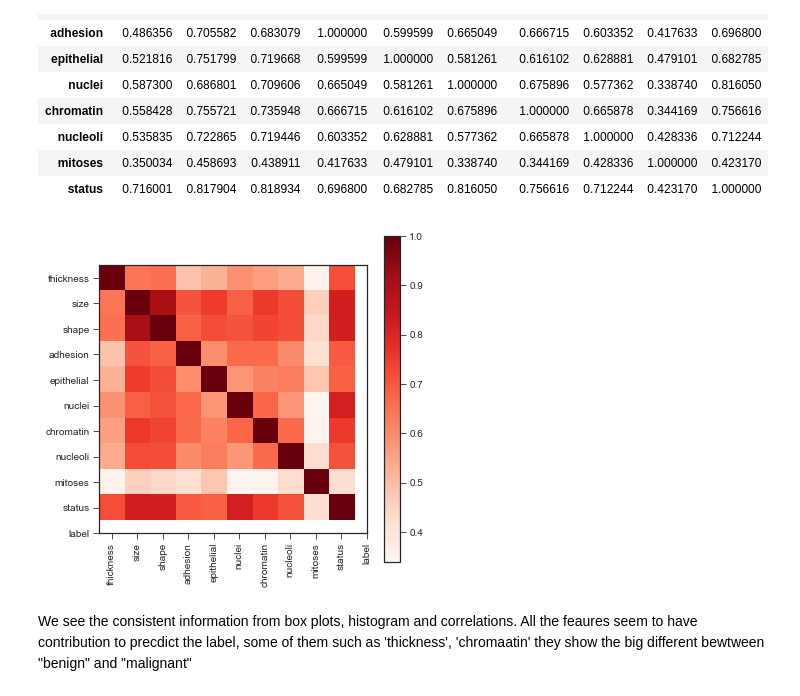
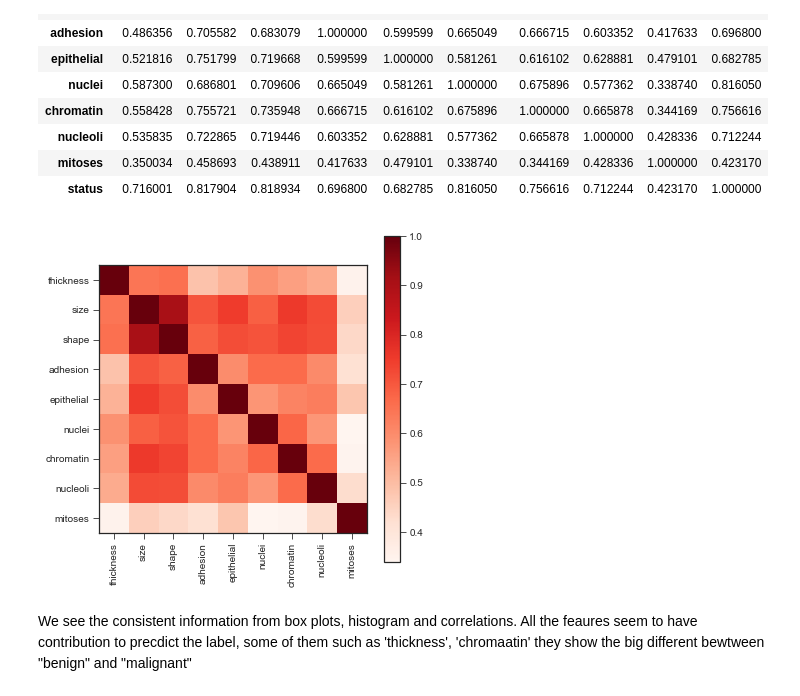
Before and after one commit to Dien0426/Breast_Cancer, a Jupyter notebook: Breast_cancer_visualize_model.ipynb, the cells around one changed output. Saved outputs shown, nothing was run; the diff lists cells and outputs as text; code cells hidden in the pictures.

Commit message:
Plots

```diff
--- a/Breast_cancer_visualize_model.ipynb
+++ b/Breast_cancer_visualize_model.ipynb
@@ -141,2 +150,9 @@ for i, t in enumerate(norm_list):
 # %% [output]
 [figure]
+# %%
+# try with violin plots:
+fig,axes = plt.subplots(3,3, figsize = (15,12))
+for i, t in enumerate(norm_list):
+    sns.violinplot(y =t, x = "label", data= df, ax = axes[i//3, i%3])
+
+fig.savefig("violin_numerical.pdf")
@@ -165,15 +191,15 @@ df.corr()
 # %%
 # using the imshow to plot the correlation matrix
 plt.figure(figsize= (6,6))
-plt.imshow(df.corr(), cmap = plt.cm.Reds, interpolation = 'nearest')
+plt.imshow(df[norm_list].corr(), cmap = plt.cm.Reds, interpolation = 'nearest')
 plt.colorbar()
 
-tick_marks = [i for i in range(len(df.columns))]
-plt.xticks(tick_marks, df.columns, rotation = 'vertical')
-plt.yticks(tick_marks, df.columns)
+tick_marks = [i for i in range(len(df[norm_list].columns))]
+plt.xticks(tick_marks, df[norm_list].columns, rotation = 'vertical')
+plt.yticks(tick_marks, df[norm_list].columns)
 plt.show()
 # %% [output]
-[figure, old version]
+[figure, new version]
 # %% [markdown]
 We see the consistent information from box plots, histogram and correlations. All the feaures seem to have contribution to precdict the label, some of them such as 'thickness', 'chromaatin' they show the big different bewtween "benign" and "malignant"
 # %% [markdown]
```
Also changed, not shown: parts of 18 cells of this notebook, 2 other files.
